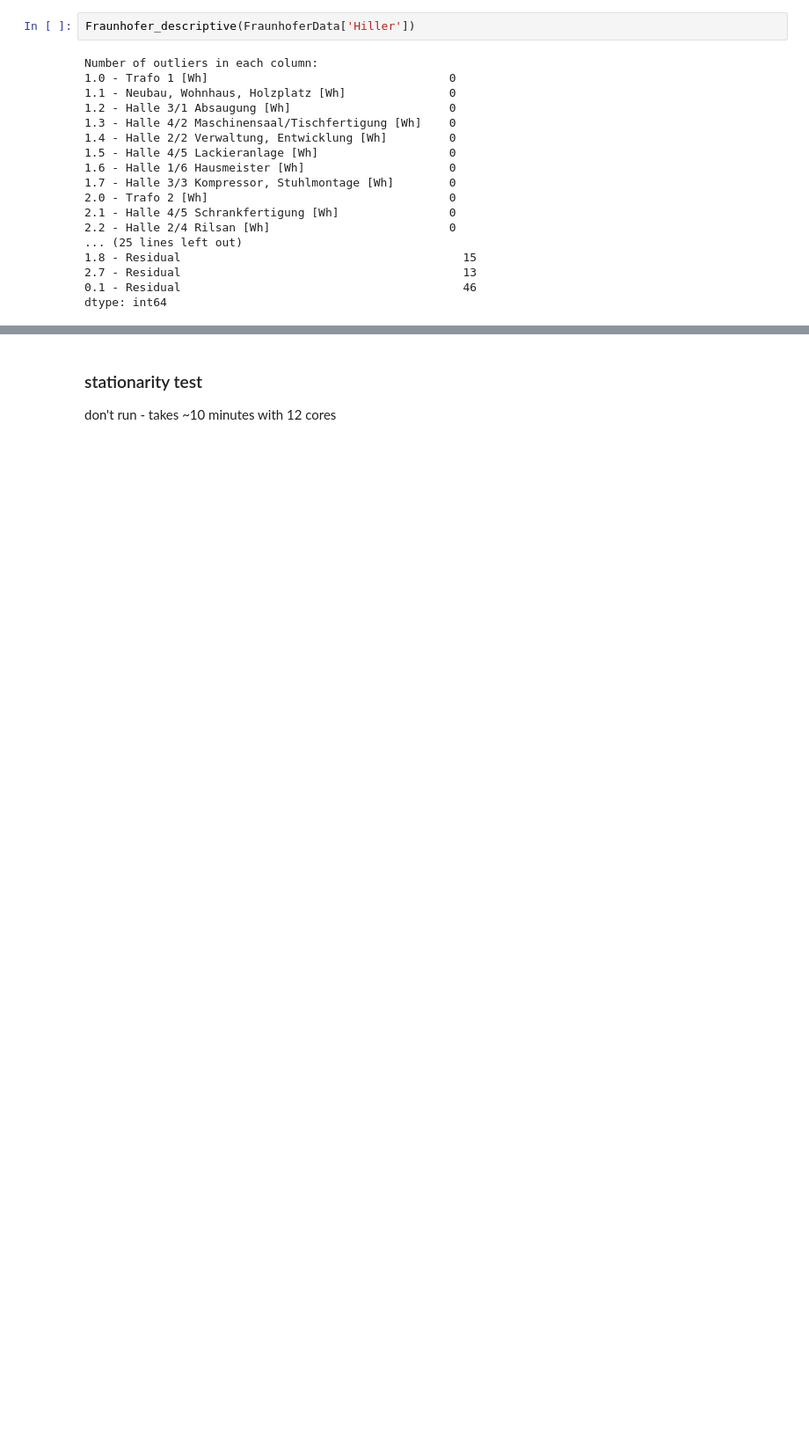
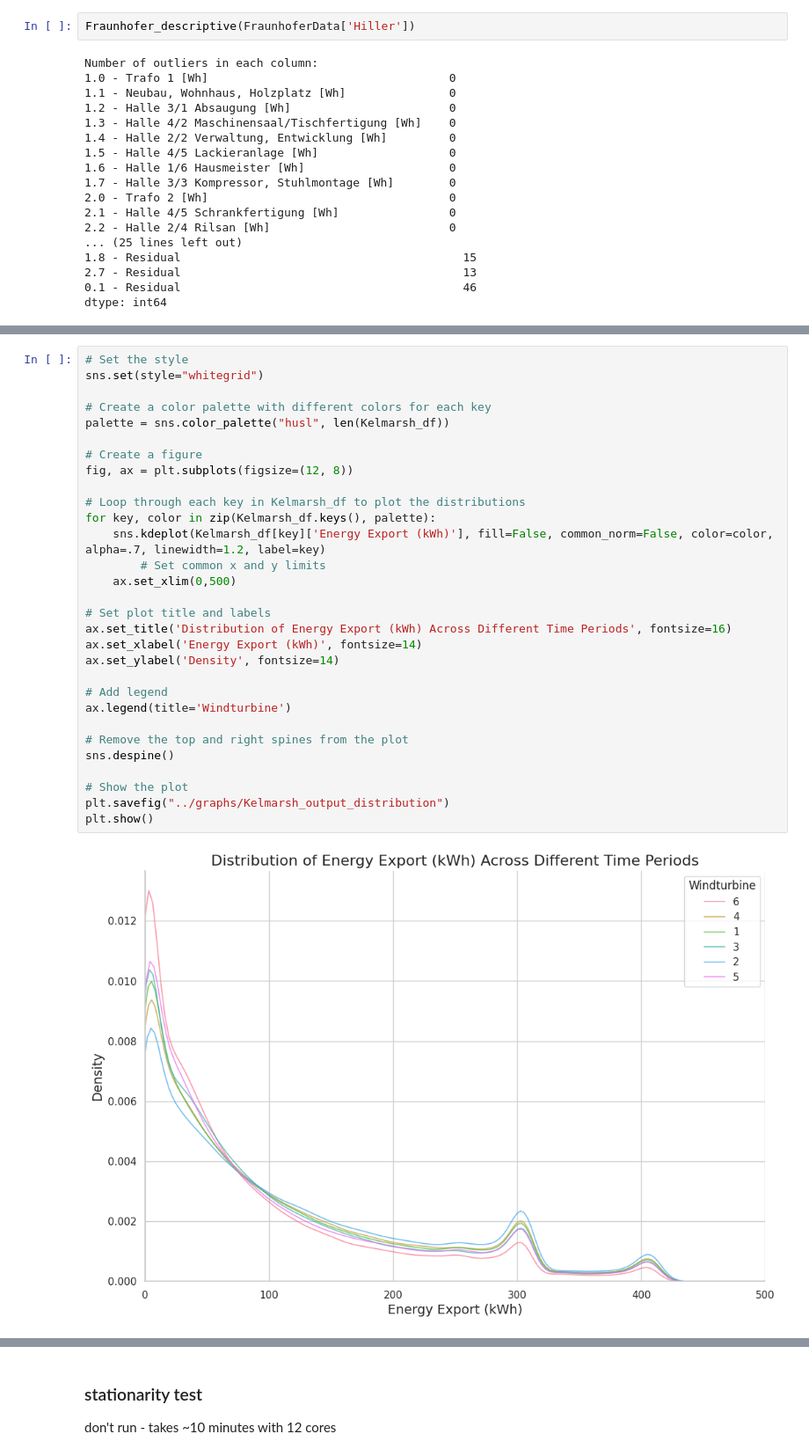
Before and after one commit to janbesler/Masterarbeit, a Jupyter notebook: src/0_Data_Pipeline.ipynb, the cells around one changed output, grey strips where cells are left out. Shown at 88% size. Saved outputs shown, nothing was run; the diff lists cells and outputs as text; blank space fills up the shorter version.

```diff
--- a/src/0_Data_Pipeline.ipynb
+++ b/src/0_Data_Pipeline.ipynb
@@ -451,0 +505,32 @@ dtype: int64
+# %%
+# Set the style
+sns.set(style="whitegrid")
+
+# Create a color palette with different colors for each key
+palette = sns.color_palette("husl", len(Kelmarsh_df))
+
+# Create a figure
+fig, ax = plt.subplots(figsize=(12, 8))
+
+# Loop through each key in Kelmarsh_df to plot the distributions
+for key, color in zip(Kelmarsh_df.keys(), palette):
+    sns.kdeplot(Kelmarsh_df[key]['Energy Export (kWh)'], fill=False, common_norm=False, color=color, alpha=.7, linewidth=1.2, label=key)
+        # Set common x and y limits
+    ax.set_xlim(0,500)
+
+# Set plot title and labels
+ax.set_title('Distribution of Energy Export (kWh) Across Different Time Periods', fontsize=16)
+ax.set_xlabel('Energy Export (kWh)', fontsize=14)
+ax.set_ylabel('Density', fontsize=14)
+
+# Add legend
+ax.legend(title='Windturbine')
+
+# Remove the top and right spines from the plot
+sns.despine()
+
+# Show the plot
+plt.savefig("../graphs/Kelmarsh_output_distribution")
+plt.show()
+# %% [output]
+[figure, added]
```
Also changed, not shown: parts of 5 cells of this notebook, 2 other files.
